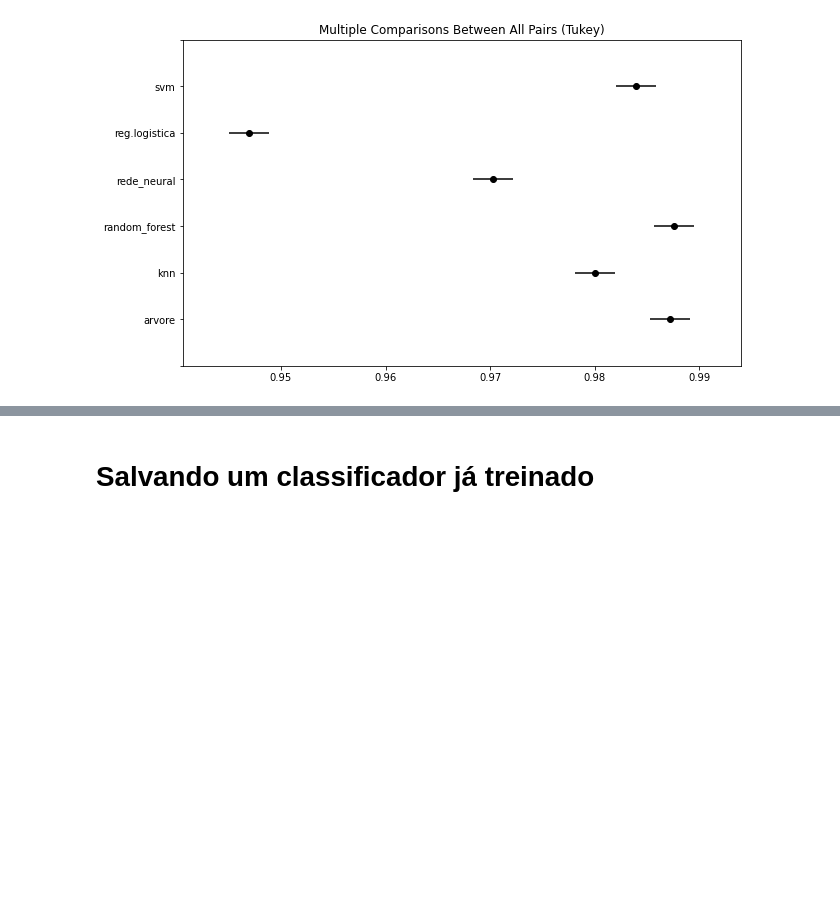
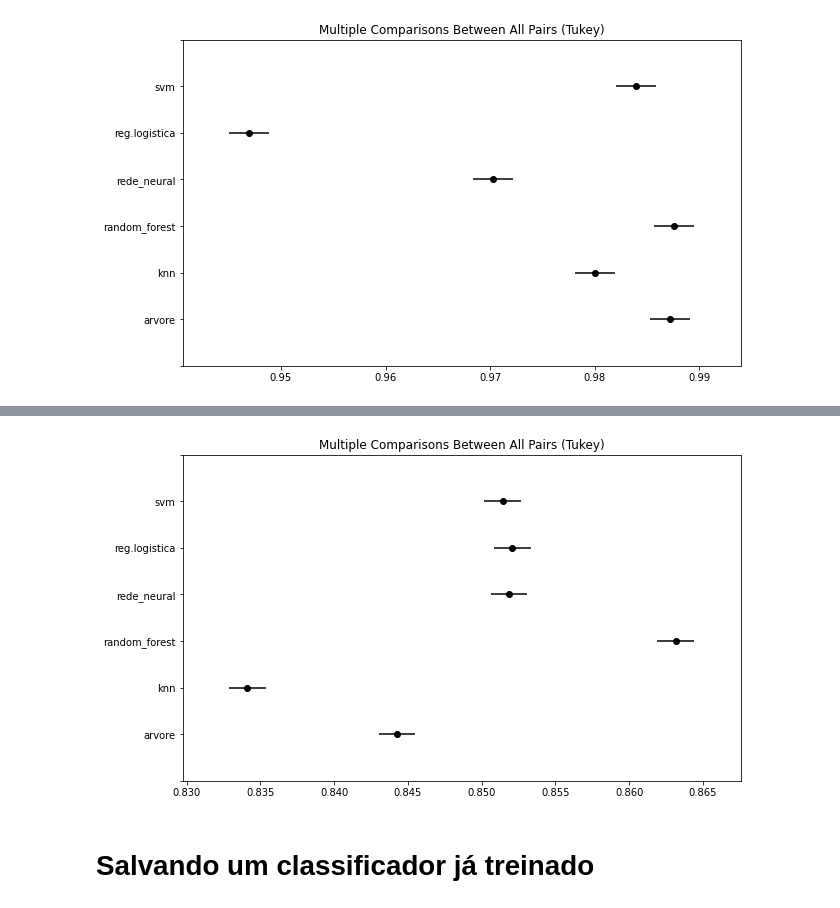
Before and after one commit to luhenr/processamentoDados-ML, a Jupyter notebook: DSML.ipynb, the cells around one changed output, grey strips where cells are left out. Drawn from its saved outputs; the diff is of its cells as text; code cells hidden in the pictures; blank space fills up the shorter version.

```diff
--- a/DSML.ipynb
+++ b/DSML.ipynb
@@ -1795,0 +1845,11 @@ teste_estatistico_credito.plot_simultaneous();
+# %%
+resultados_algoritmos_censo = {'accuracy': np.concatenate([arvore_resultados, random_forest_resultados, knn_resultados,
+             regressao_logistica_resultados, svm_resultados, rede_neural_resultados]),
+             'algoritmo': ['arvore', 'arvore', 'arvore', 'arvore', 'arvore',
+                           'random_forest', 'random_forest', 'random_forest', 'random_forest', 'random_forest',
+                           'knn', 'knn', 'knn', 'knn', 'knn',
+                           'reg.logistica', 'reg.logistica', 'reg.logistica', 'reg.logistica', 'reg.logistica',
+                           'svm', 'svm', 'svm', 'svm', 'svm',
+                           'rede_neural', 'rede_neural', 'rede_neural', 'rede_neural', 'rede_neural']}
+# %%
+resultados_df_censo = pd.DataFrame(resultados_algoritmos_censo)
@@ -1795,0 +1858,5 @@ teste_estatistico_credito.plot_simultaneous();
+# %%
+compara_algoritmos_censo = MultiComparison(resultados_df_censo['accuracy'], resultados_df_censo['algoritmo'])
+# %%
+teste_estatistico_censo = compara_algoritmos_censo.tukeyhsd()
+print(teste_estatistico_censo)
@@ -1796,3 +1894,7 @@ teste_estatistico_credito.plot_simultaneous();
+# %%
+teste_estatistico_censo.plot_simultaneous();
+# %% [output]
+[figure, added]
 # %% [markdown]
 # Salvando um classificador já treinado
 # %% [markdown]
```
Also changed, not shown: parts of 20 cells of this notebook.
